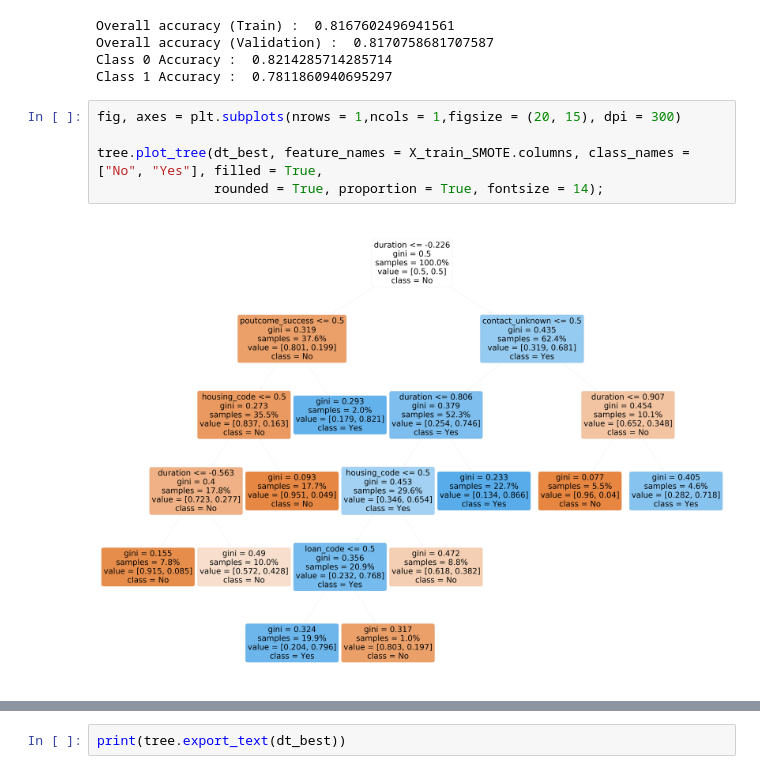
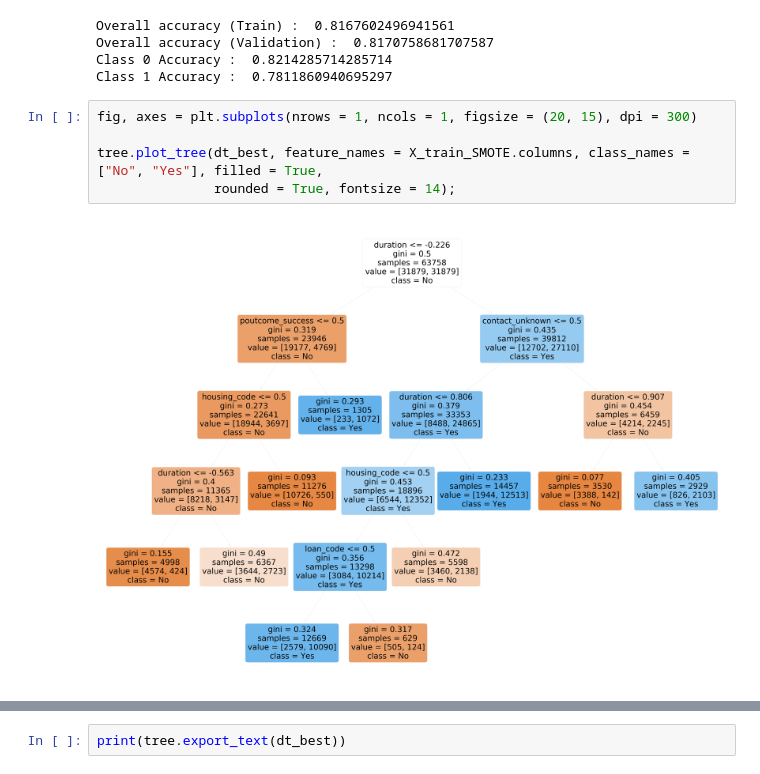
Before and after one commit to NandishRPatel/DATA-SCIENCE-PROJECTS, a Jupyter notebook: BANK MARKETING DATA/Project_Notebook.ipynb, the cells around one changed output, grey strips where cells are left out. Cells and saved outputs as stored; diff of their text form.

```diff
--- a/BANK MARKETING DATA/Project_Notebook.ipynb
+++ b/BANK MARKETING DATA/Project_Notebook.ipynb
@@ -1579,9 +1579,9 @@ Overall accuracy (Validation) :  0.8170758681707587
 Class 0 Accuracy :  0.8214285714285714
 Class 1 Accuracy :  0.7811860940695297
 # %%
-fig, axes = plt.subplots(nrows = 1,ncols = 1,figsize = (20, 15), dpi = 300)
+fig, axes = plt.subplots(nrows = 1, ncols = 1, figsize = (20, 15), dpi = 300)
 
 tree.plot_tree(dt_best, feature_names = X_train_SMOTE.columns, class_names = ["No", "Yes"], filled = True,
-               rounded = True, proportion = True, fontsize = 14);
+               rounded = True, fontsize = 14);
 # %% [output]
-[figure, old version]
+[figure, new version]
```
Also changed, not shown: parts of 2 cells of this notebook.
